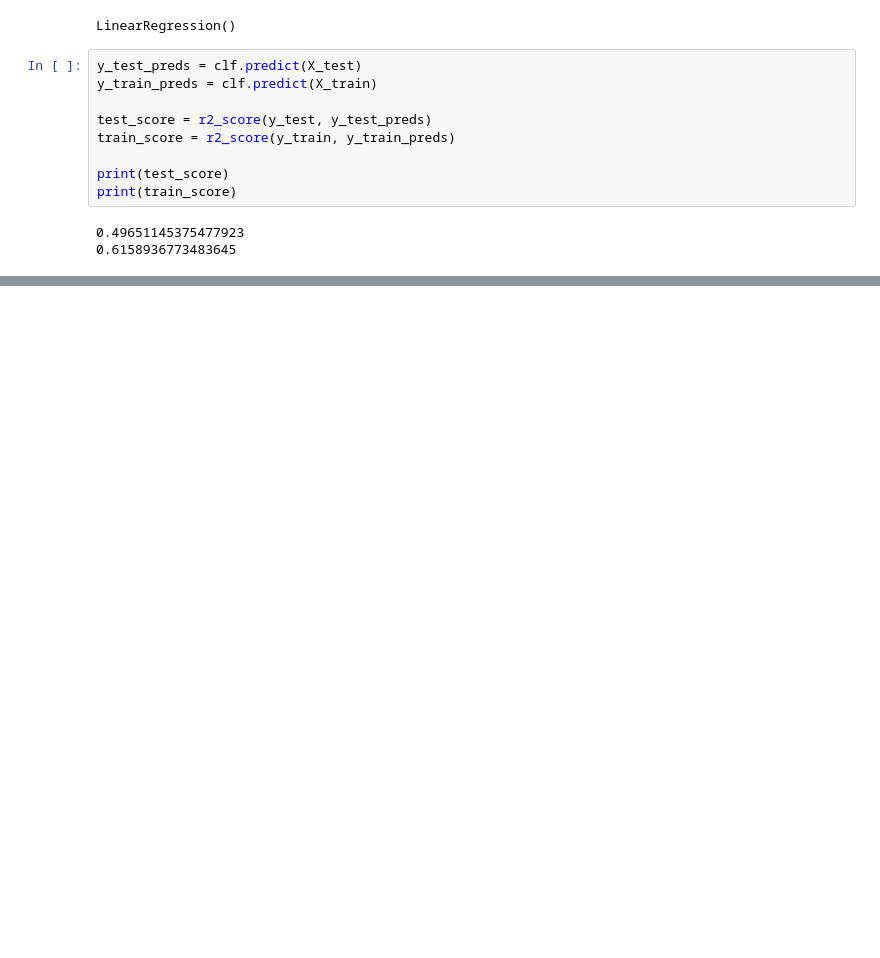
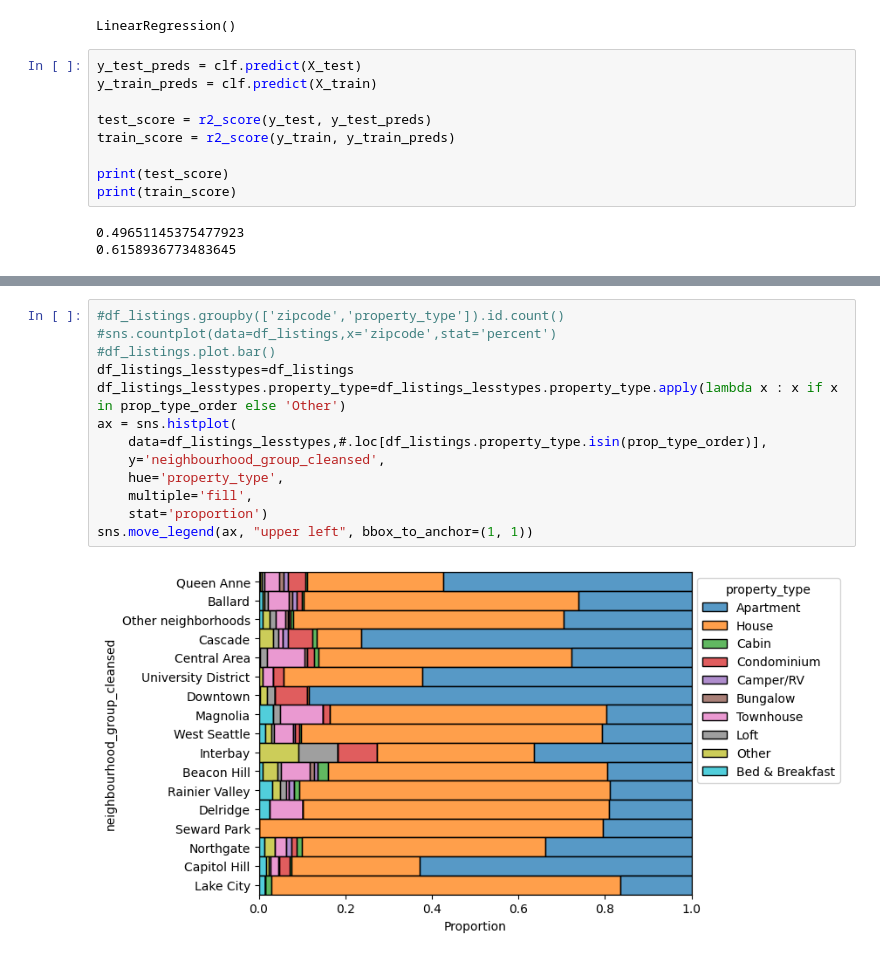
Before and after one commit to AayushSo/AirBnB-prelim-analysis, a Jupyter notebook: medium_airbnb.ipynb, the cells around one changed output, grey strips where cells are left out. Drawn from its saved outputs; the diff is of its cells as text; blank space fills up the shorter version.

```diff
--- a/medium_airbnb.ipynb
+++ b/medium_airbnb.ipynb
@@ -445,0 +491,15 @@ Name: price, dtype: float64
+# %%
+#df_listings.groupby(['zipcode','property_type']).id.count()
+#sns.countplot(data=df_listings,x='zipcode',stat='percent')
+#df_listings.plot.bar()
+df_listings_lesstypes=df_listings
+df_listings_lesstypes.property_type=df_listings_lesstypes.property_type.apply(lambda x : x if x in prop_type_order else 'Other')
+ax = sns.histplot(
+    data=df_listings_lesstypes,#.loc[df_listings.property_type.isin(prop_type_order)],
+    y='neighbourhood_group_cleansed',
+    hue='property_type',
+    multiple='fill',
+    stat='proportion')
+sns.move_legend(ax, "upper left", bbox_to_anchor=(1, 1))
+# %% [output]
+[figure, added]
```
Also changed, not shown: parts of 37 cells of this notebook.
